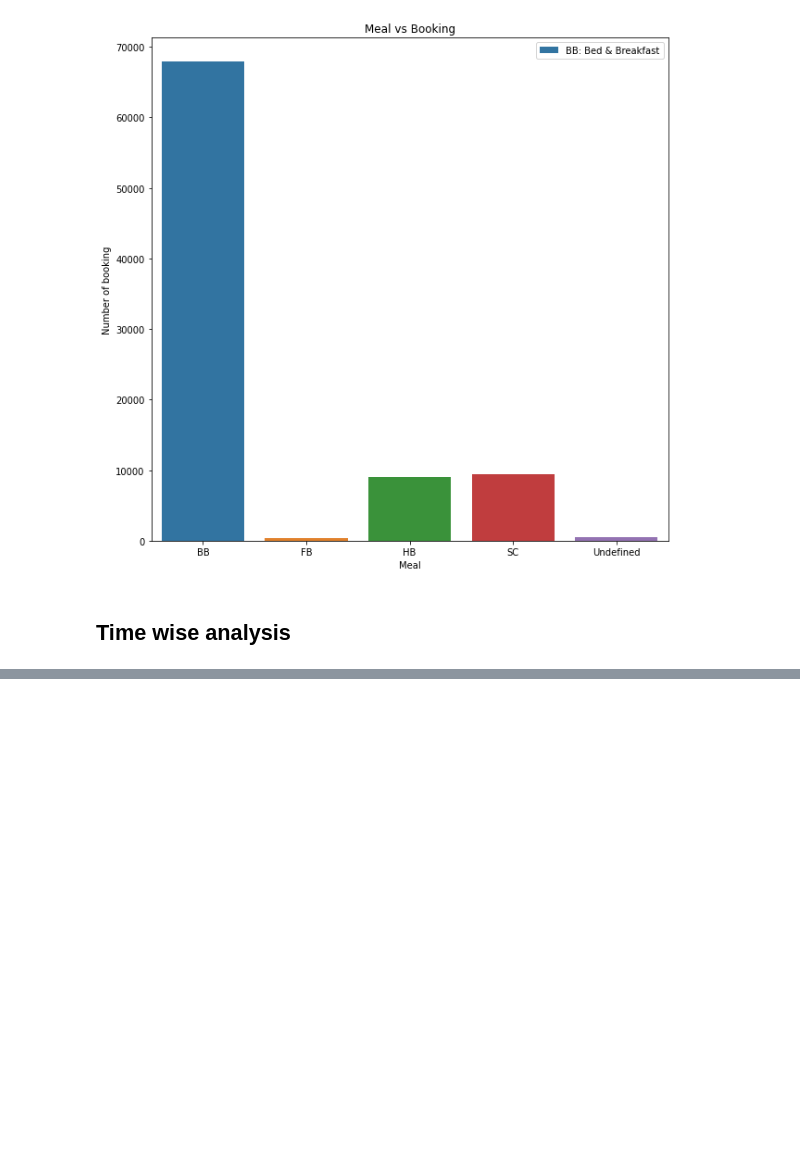
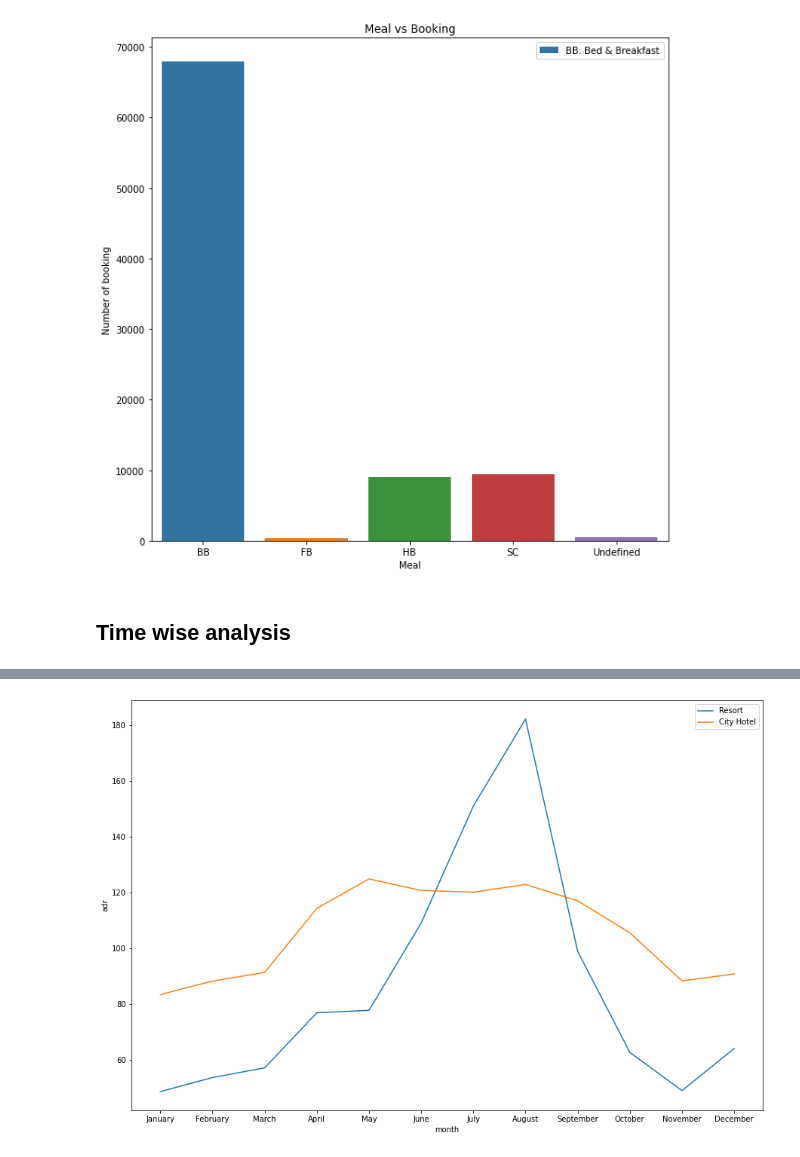
Before and after one commit to Naman2827/hotel-booking-analysis, a Jupyter notebook: Hotel_Booking_Analysis_Capstone_Project.ipynb, the cells around one changed output, grey strips where cells are left out. Cells and saved outputs as stored; diff of their text form; code cells hidden in the pictures; blank space fills up the shorter version.

```diff
--- a/Hotel_Booking_Analysis_Capstone_Project.ipynb
+++ b/Hotel_Booking_Analysis_Capstone_Project.ipynb
@@ -639,0 +379,16 @@ KeyboardInterrupt: ignored
+# %%
+resort_hotel = data_resort.groupby(['arrival_date_month'])['adr'].mean().reset_index()
+city_hotel=data_city.groupby(['arrival_date_month'])['adr'].mean().reset_index()
+final_hotel = resort_hotel.merge(city_hotel, on = 'arrival_date_month')
+final_hotel.columns = ['month', 'price_for_resort', 'price_for_city_hotel']
+months = ['January', 'February', 'March', 'April', 'May', 'June', 'July', 'August', 'September', 'October', 'November', 'December']
+final_hotel['month'] = pd.Categorical(final_hotel['month'], categories=months, ordered=True)
+final_hotel = final_hotel.sort_values('month').reset_index()
+sns.lineplot(data=final_hotel, x='month', y='price_for_resort')
+sns.lineplot(data=final_hotel, x='month', y='price_for_city_hotel')
+plt.legend(['Resort','City Hotel'])
+plt.ylabel('adr')
+fig = plt.gcf()
+fig.set_size_inches(15,10)
+# %% [output]
+[figure, added]
```
Also changed, not shown: parts of 43 cells of this notebook.
